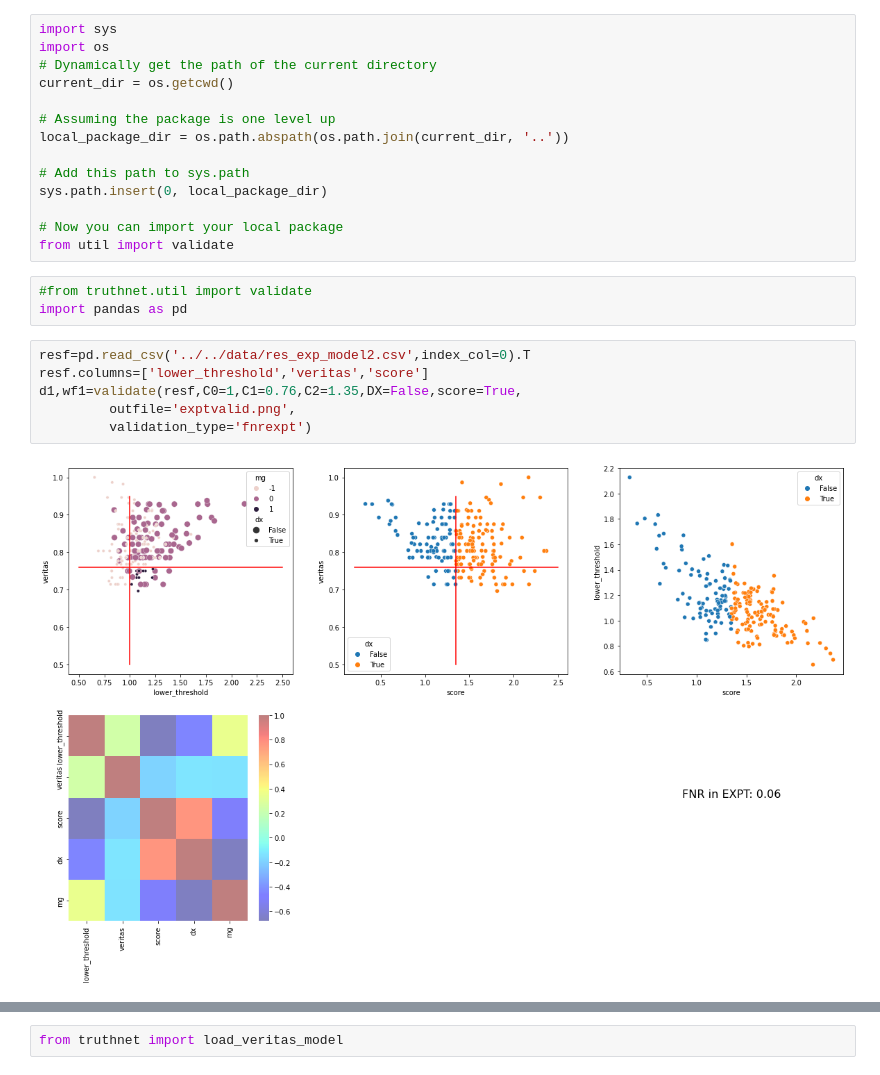
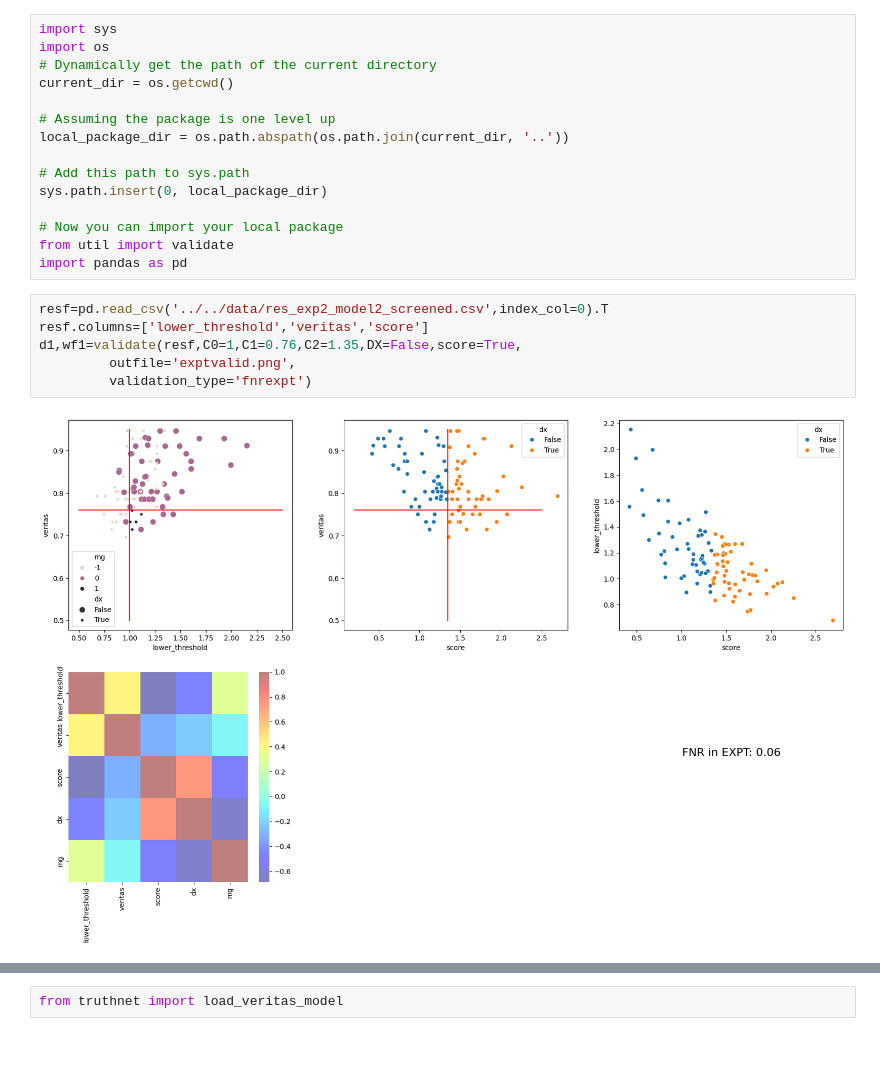
Before and after one commit to zeroknowledgediscovery/truthnet, a Jupyter notebook: truthnet/examples/minAUCcalculation.ipynb, the cells around one changed output, grey strips where cells are left out. Drawn from its saved outputs; the diff is of its cells as text; blank space fills up the shorter version.

```diff
--- a/truthnet/examples/minAUCcalculation.ipynb
+++ b/truthnet/examples/minAUCcalculation.ipynb
@@ -12,17 +12,15 @@ sys.path.insert(0, local_package_dir)
 
 # Now you can import your local package
 from util import validate
+import pandas as pd
-# %%
-#from truthnet.util import validate
-import pandas as pd
 # %%
-resf=pd.read_csv('../../data/res_exp_model2.csv',index_col=0).T
+resf=pd.read_csv('../../data/res_exp2_model2_screened.csv',index_col=0).T
 resf.columns=['lower_threshold','veritas','score']
 d1,wf1=validate(resf,C0=1,C1=0.76,C2=1.35,DX=False,score=True,
          outfile='exptvalid.png',
          validation_type='fnrexpt')
 # %% [output]
-[figure, old version]
+[figure, new version]
 # %%
 resf=pd.read_csv('../../data/res_R20_model2.csv',index_col=0).T
 resf.columns=['lower_threshold','veritas','score']
```
Also changed, not shown: parts of 26 cells of this notebook, 19 other files.
